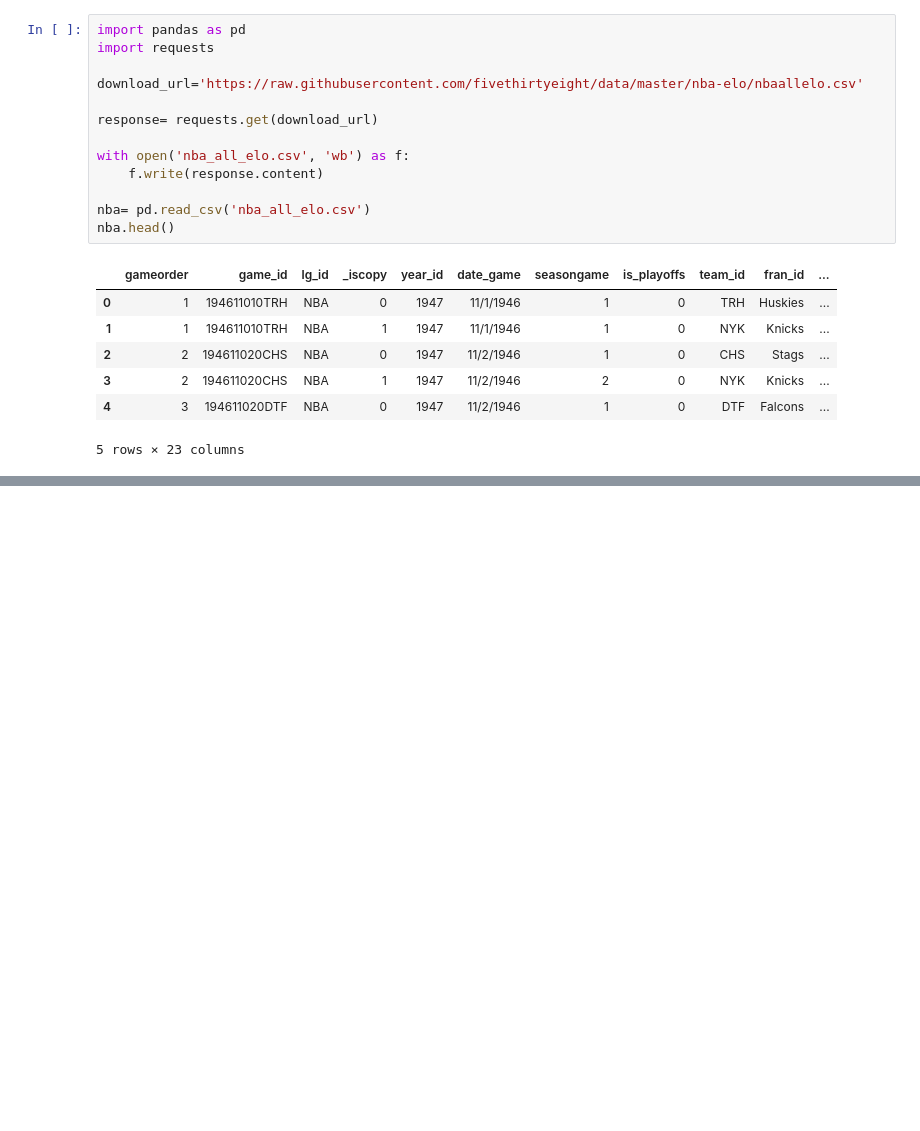
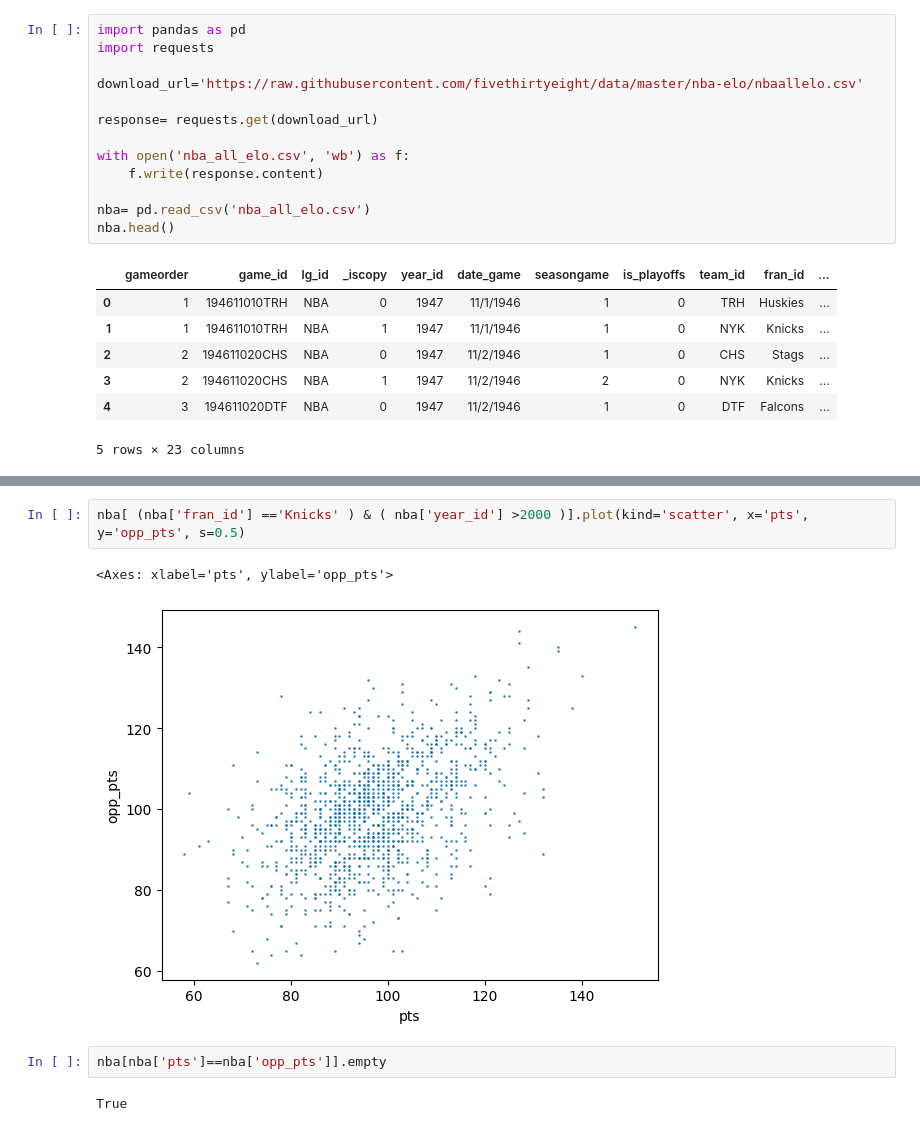
Before and after one commit to sara-zeus/NBA-History-Cleaned-Data, a Jupyter notebook: Viz.ipynb, the cells around one changed output, grey strips where cells are left out. Drawn from its saved outputs; the diff is of its cells as text; blank space fills up the shorter version.

```diff
--- a/Viz.ipynb
+++ b/Viz.ipynb
@@ -23,0 +52,9 @@ nba.head()
+# %%
+nba[ (nba['fran_id'] =='Knicks' ) & ( nba['year_id'] >2000 )].plot(kind='scatter', x='pts', y='opp_pts', s=0.5)
+# %% [output]
+<Axes: xlabel='pts', ylabel='opp_pts'>
+[figure, added]
+# %%
+nba[nba['pts']==nba['opp_pts']].empty
+# %% [output]
+True
```
Also changed, not shown: parts of 7 cells of this notebook.
